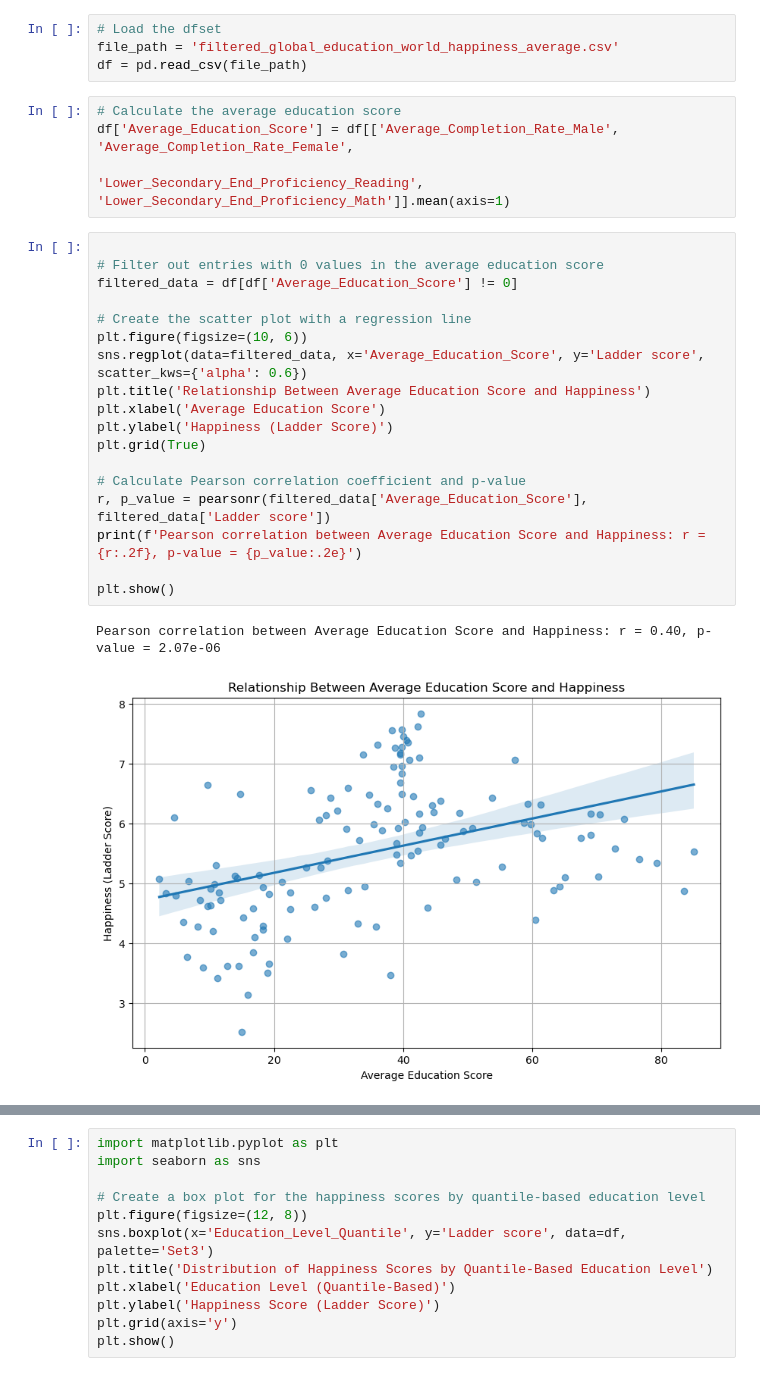
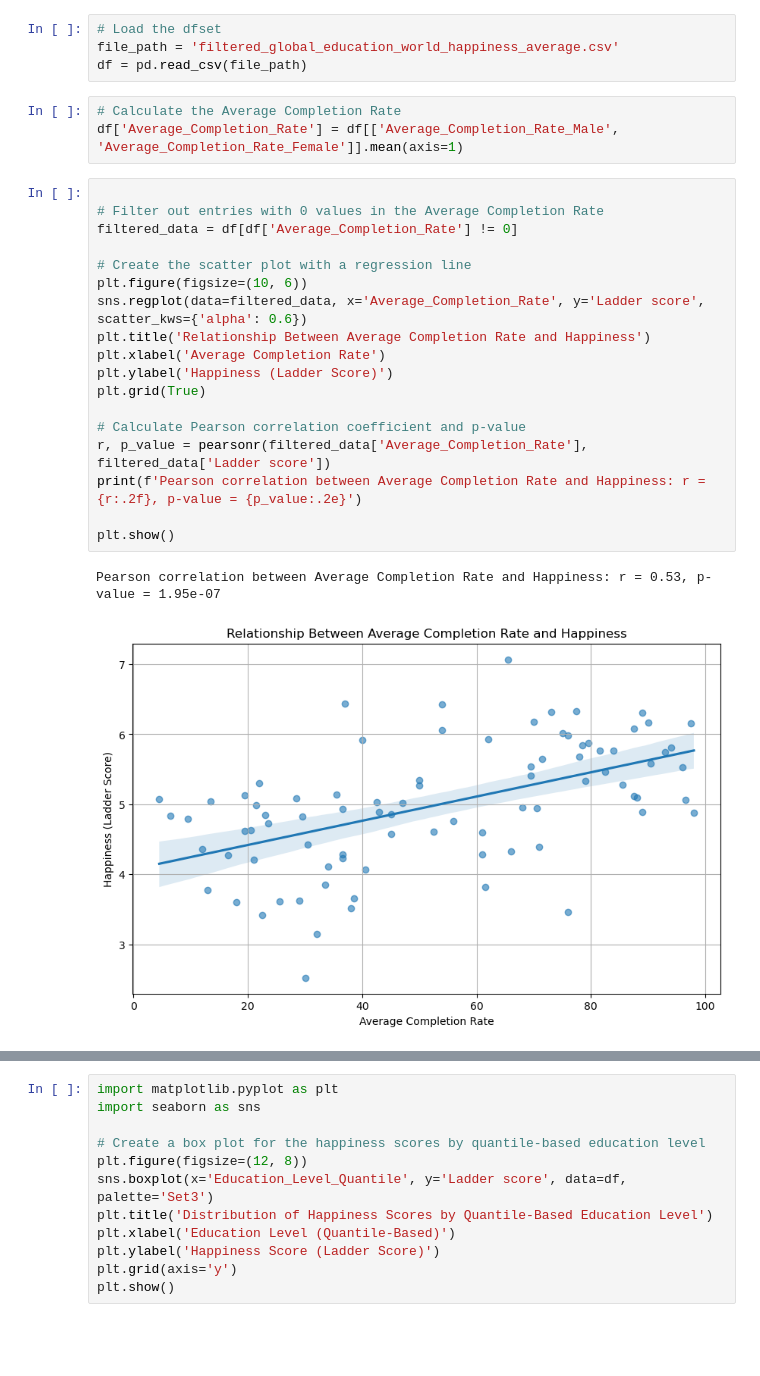
Before and after one commit to JacobHalewijn/infovis, a Jupyter notebook: draft_S.ipynb, the cells around one changed output, grey strips where cells are left out. Cells and saved outputs as stored; diff of their text form; blank space fills up the shorter version.

```diff
--- a/draft_S.ipynb
+++ b/draft_S.ipynb
@@ -9,28 +9,27 @@ from scipy.stats import pearsonr
 file_path = 'filtered_global_education_world_happiness_average.csv'
 df = pd.read_csv(file_path)
 # %%
-# Calculate the average education score
-df['Average_Education_Score'] = df[['Average_Completion_Rate_Male', 'Average_Completion_Rate_Female',
-                                        'Lower_Secondary_End_Proficiency_Reading', 'Lower_Secondary_End_Proficiency_Math']].mean(axis=1)
+# Calculate the Average Completion Rate
+df['Average_Completion_Rate'] = df[['Average_Completion_Rate_Male', 'Average_Completion_Rate_Female']].mean(axis=1)
 # %%
 
-# Filter out entries with 0 values in the average education score
-filtered_data = df[df['Average_Education_Score'] != 0]
+# Filter out entries with 0 values in the Average Completion Rate
+filtered_data = df[df['Average_Completion_Rate'] != 0]
 
 # Create the scatter plot with a regression line
 plt.figure(figsize=(10, 6))
-sns.regplot(data=filtered_data, x='Average_Education_Score', y='Ladder score', scatter_kws={'alpha': 0.6})
-plt.title('Relationship Between Average Education Score and Happiness')
-plt.xlabel('Average Education Score')
+sns.regplot(data=filtered_data, x='Average_Completion_Rate', y='Ladder score', scatter_kws={'alpha': 0.6})
+plt.title('Relationship Between Average Completion Rate and Happiness')
+plt.xlabel('Average Completion Rate')
 plt.ylabel('Happiness (Ladder Score)')
 plt.grid(True)
 
 # Calculate Pearson correlation coefficient and p-value
-r, p_value = pearsonr(filtered_data['Average_Education_Score'], filtered_data['Ladder score'])
-print(f'Pearson correlation between Average Education Score and Happiness: r = {r:.2f}, p-value = {p_value:.2e}')
+r, p_value = pearsonr(filtered_data['Average_Completion_Rate'], filtered_data['Ladder score'])
+print(f'Pearson correlation between Average Completion Rate and Happiness: r = {r:.2f}, p-value = {p_value:.2e}')
 
 plt.show()
 # %% [output]
-Pearson correlation between Average Education Score and Happiness: r = 0.40, p-value = 2.07e-06
+Pearson correlation between Average Completion Rate and Happiness: r = 0.53, p-value = 1.95e-07
-[figure, old version]
+[figure, new version]
 # %%
```
Also changed, not shown: parts of 2 cells of this notebook.
